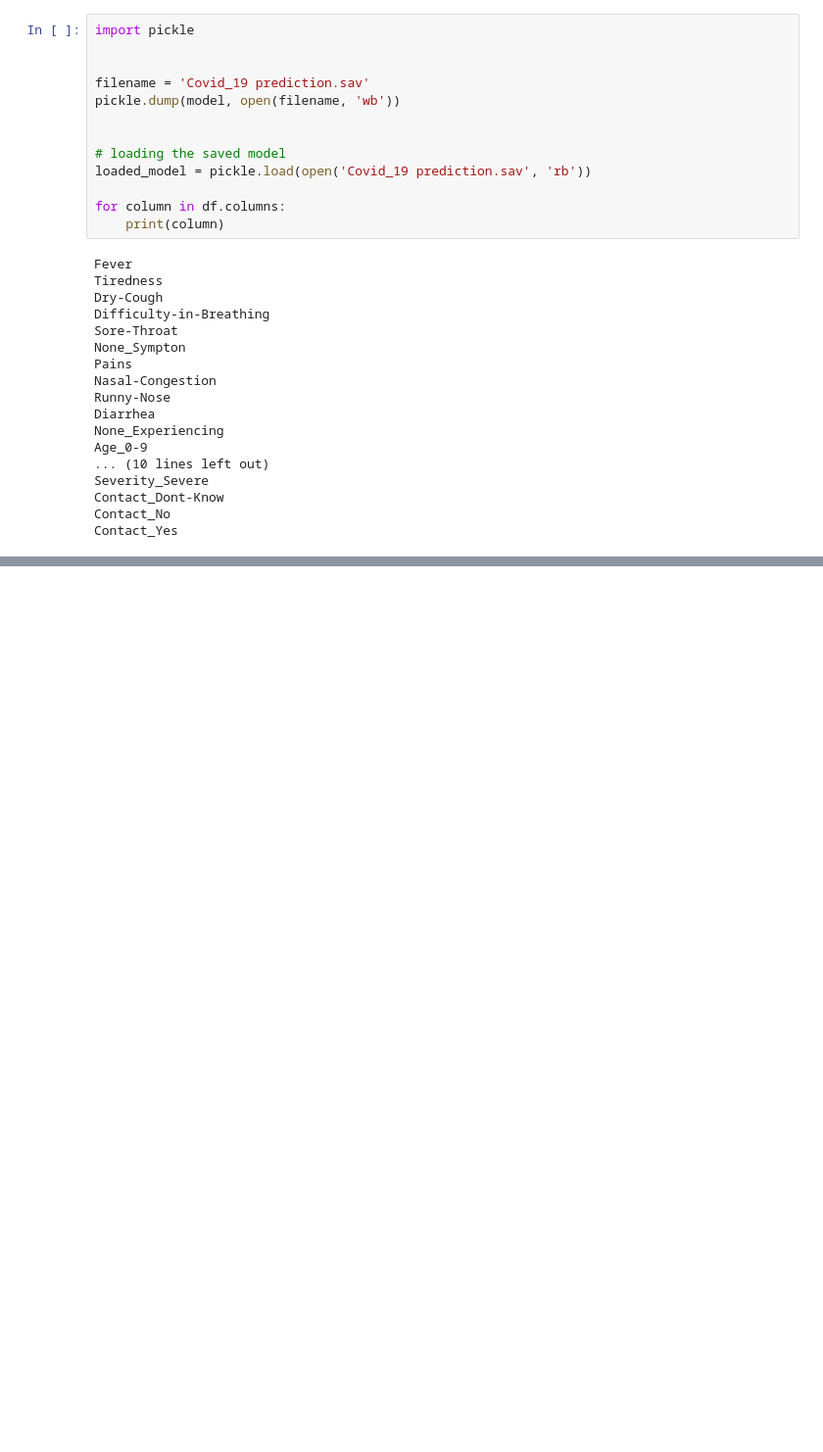
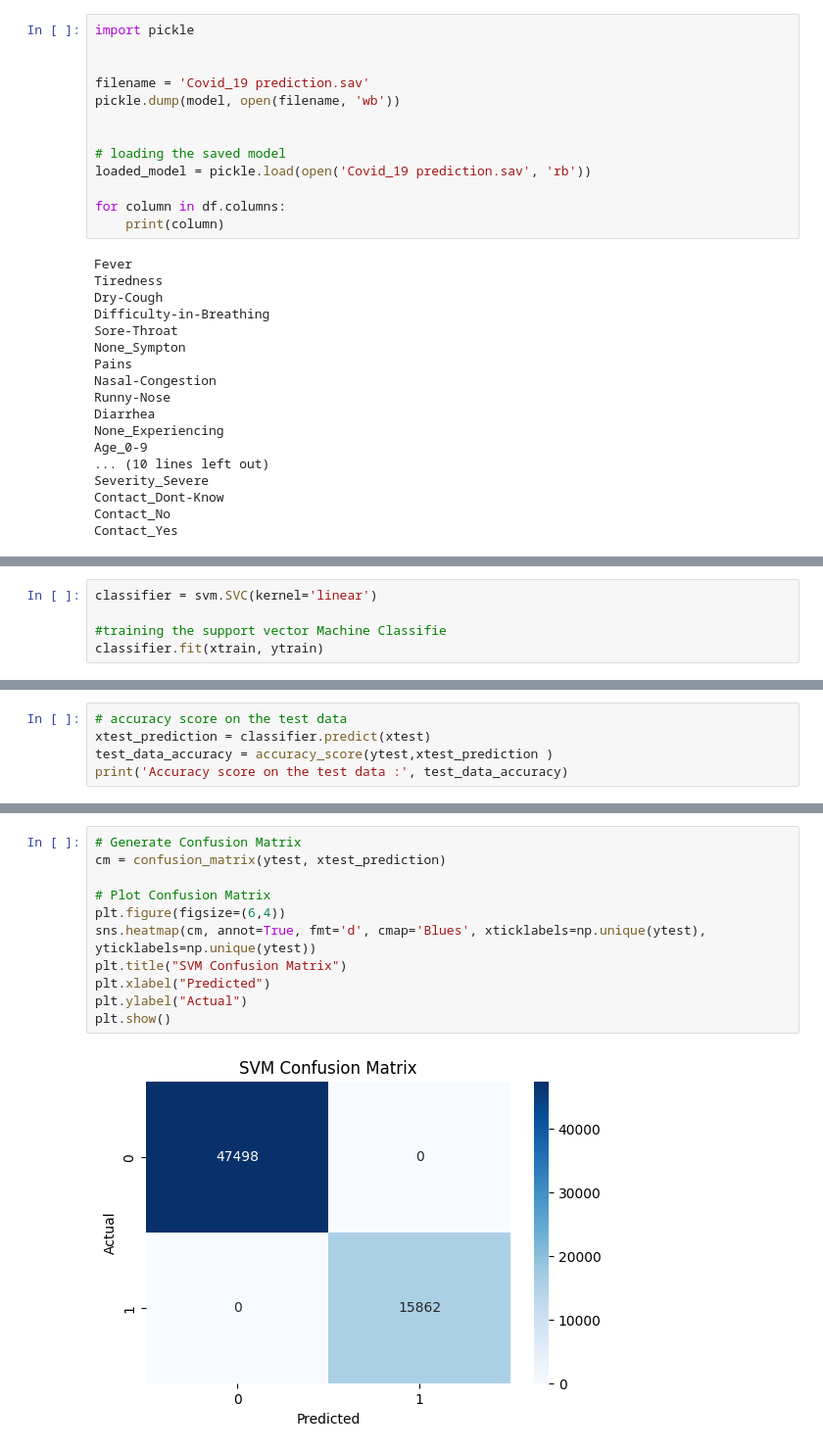
Before and after one commit to uzzal2200/Machine-Learning-Project, a Jupyter notebook: Project 24 COVID-19 Prediction/COVID-19 Prediction.ipynb, the cells around one changed output, grey strips where cells are left out. Shown at 98% size. Saved outputs shown, nothing was run; the diff lists cells and outputs as text; blank space fills up the shorter version.

```diff
--- a/Project 24 COVID-19 Prediction/COVID-19 Prediction.ipynb
+++ b/Project 24 COVID-19 Prediction/COVID-19 Prediction.ipynb
@@ -186,0 +196,5 @@ Contact_Yes
+# %%
+classifier = svm.SVC(kernel='linear')
+
+#training the support vector Machine Classifie
+classifier.fit(xtrain, ytrain)
@@ -186,0 +203,5 @@ Contact_Yes
+# %%
+# accuracy score on the test data
+xtest_prediction = classifier.predict(xtest)
+test_data_accuracy = accuracy_score(ytest,xtest_prediction )
+print('Accuracy score on the test data :', test_data_accuracy)
@@ -186,0 +223,13 @@ Contact_Yes
+# %%
+# Generate Confusion Matrix
+cm = confusion_matrix(ytest, xtest_prediction)
+
+# Plot Confusion Matrix
+plt.figure(figsize=(6,4))
+sns.heatmap(cm, annot=True, fmt='d', cmap='Blues', xticklabels=np.unique(ytest), yticklabels=np.unique(ytest))
+plt.title("SVM Confusion Matrix")
+plt.xlabel("Predicted")
+plt.ylabel("Actual")
+plt.show()
+# %% [output]
+[figure, added]
```
Also changed, not shown: parts of 15 cells of this notebook, 15 other files.
